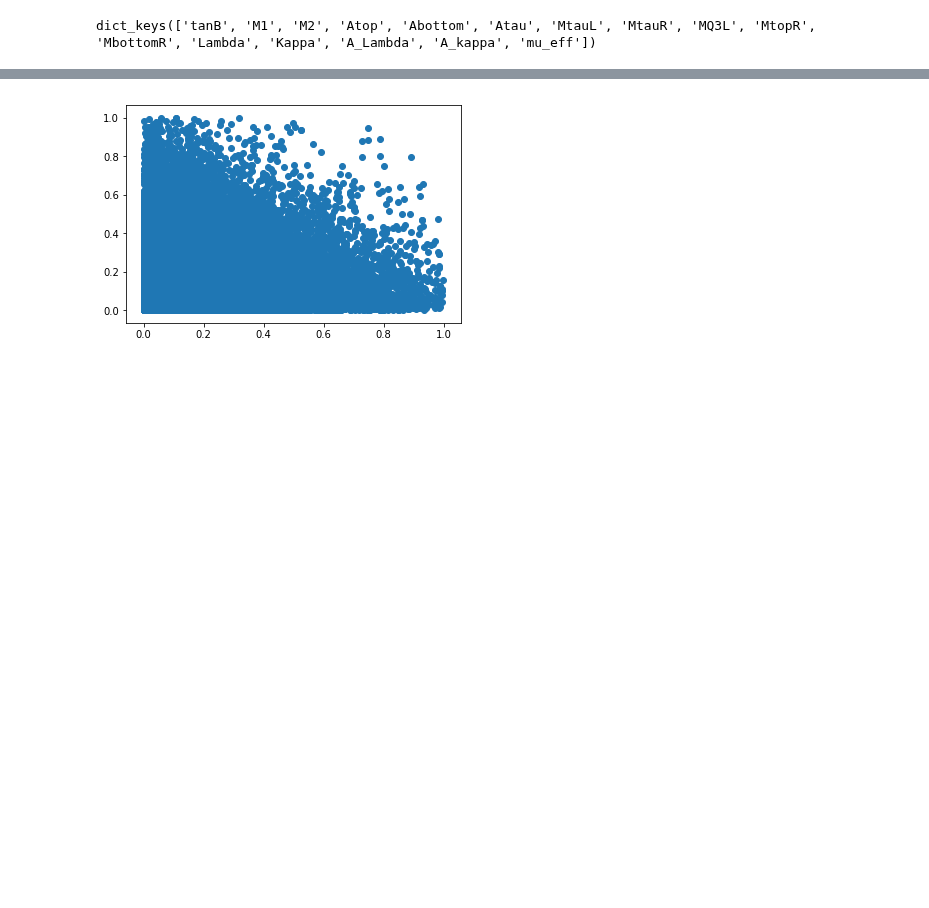
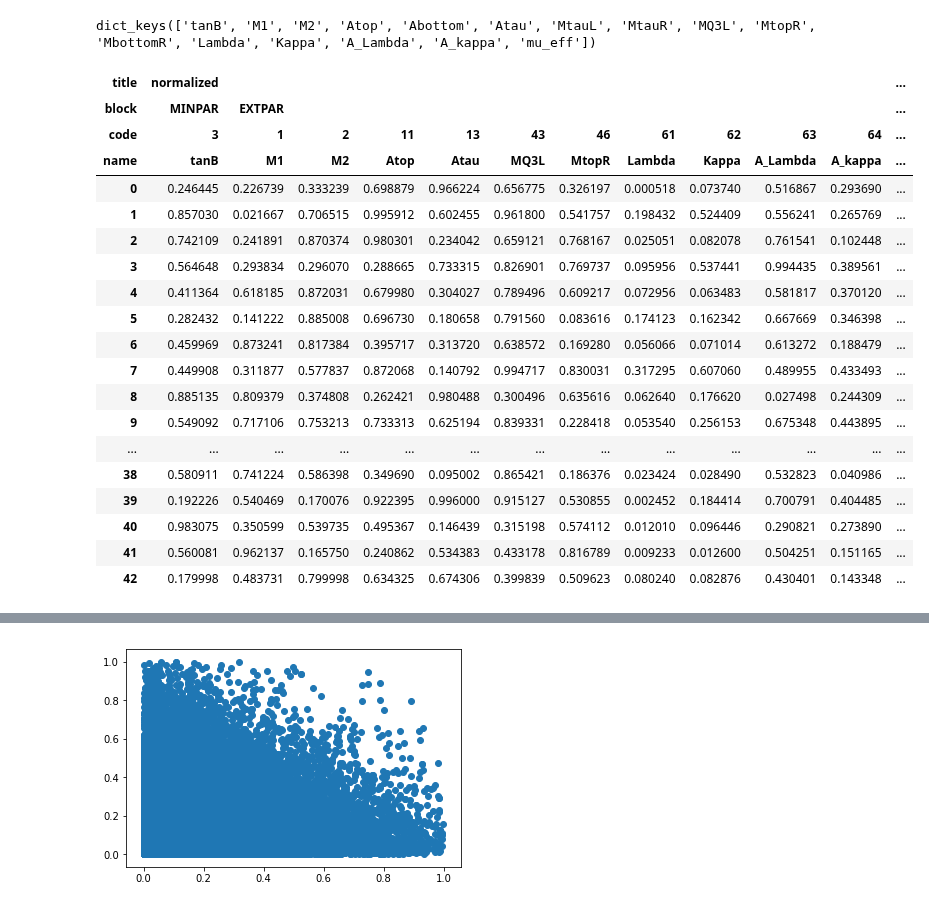
Before and after one commit to vooum/ScanCraft, a Jupyter notebook: ScanCraft/laboratory/collect.ipynb, the cells around one changed output, grey strips where cells are left out. Cells and saved outputs as stored; diff of their text form; code cells hidden in the pictures; blank space fills up the shorter version.

```diff
--- a/ScanCraft/laboratory/collect.ipynb
+++ b/ScanCraft/laboratory/collect.ipynb
@@ -4,7 +4,7 @@ sys.path.append('/home/heyangle/Desktop/ScanCraft/ScanCraft')
 from command.file_operations.GetDirectories import GetDirectories
 from command.file_operations.GetSamples import GetSamples
 # %%
-folders=GetDirectories(path='./random_samples/',keyword='record',numbered=True)
+folders=GetDirectories(path='./Pylon',keyword='record',numbered=False)
 # %%
 folders
 # %% [output]
@@ -73,0 +74,23 @@ input_table[('flags','binary','1/0_is/not','calculable')]=1
+# %%
+NormP(input_list)
+# %% [output]
+| title | normalized |  |  |  |  |  |  |  |  |  |  | ... |
+| block | MINPAR | EXTPAR |  |  |  |  |  |  |  |  |  | ... |
+| code | 3 | 1 | 2 | 11 | 13 | 43 | 46 | 61 | 62 | 63 | 64 | ... |
+| name | tanB | M1 | M2 | Atop | Atau | MQ3L | MtopR | Lambda | Kappa | A_Lambda | A_kappa | ... |
+| 0 | 0.246445 | 0.226739 | 0.333239 | 0.698879 | 0.966224 | 0.656775 | 0.326197 | 0.000518 | 0.073740 | 0.516867 | 0.293690 | ... |
+| 1 | 0.857030 | 0.021667 | 0.706515 | 0.995912 | 0.602455 | 0.961800 | 0.541757 | 0.198432 | 0.524409 | 0.556241 | 0.265769 | ... |
+| 2 | 0.742109 | 0.241891 | 0.870374 | 0.980301 | 0.234042 | 0.659121 | 0.768167 | 0.025051 | 0.082078 | 0.761541 | 0.102448 | ... |
+| 3 | 0.564648 | 0.293834 | 0.296070 | 0.288665 | 0.733315 | 0.826901 | 0.769737 | 0.095956 | 0.537441 | 0.994435 | 0.389561 | ... |
+| 4 | 0.411364 | 0.618185 | 0.872031 | 0.679980 | 0.304027 | 0.789496 | 0.609217 | 0.072956 | 0.063483 | 0.581817 | 0.370120 | ... |
+| 5 | 0.282432 | 0.141222 | 0.885008 | 0.696730 | 0.180658 | 0.791560 | 0.083616 | 0.174123 | 0.162342 | 0.667669 | 0.346398 | ... |
+| 6 | 0.459969 | 0.873241 | 0.817384 | 0.395717 | 0.313720 | 0.638572 | 0.169280 | 0.056066 | 0.071014 | 0.613272 | 0.188479 | ... |
+| 7 | 0.449908 | 0.311877 | 0.577837 | 0.872068 | 0.140792 | 0.994717 | 0.830031 | 0.317295 | 0.607060 | 0.489955 | 0.433493 | ... |
+| 8 | 0.885135 | 0.809379 | 0.374808 | 0.262421 | 0.980488 | 0.300496 | 0.635616 | 0.062640 | 0.176620 | 0.027498 | 0.244309 | ... |
+| 9 | 0.549092 | 0.717106 | 0.753213 | 0.733313 | 0.625194 | 0.839331 | 0.228418 | 0.053540 | 0.256153 | 0.675348 | 0.443895 | ... |
+| ... | ... | ... | ... | ... | ... | ... | ... | ... | ... | ... | ... | ... |
+| 38 | 0.580911 | 0.741224 | 0.586398 | 0.349690 | 0.095002 | 0.865421 | 0.186376 | 0.023424 | 0.028490 | 0.532823 | 0.040986 | ... |
+| 39 | 0.192226 | 0.540469 | 0.170076 | 0.922395 | 0.996000 | 0.915127 | 0.530855 | 0.002452 | 0.184414 | 0.700791 | 0.404485 | ... |
+| 40 | 0.983075 | 0.350599 | 0.539735 | 0.495367 | 0.146439 | 0.315198 | 0.574112 | 0.012010 | 0.096446 | 0.290821 | 0.273890 | ... |
+| 41 | 0.560081 | 0.962137 | 0.165750 | 0.240862 | 0.534383 | 0.433178 | 0.816789 | 0.009233 | 0.012600 | 0.504251 | 0.151165 | ... |
+| 42 | 0.179998 | 0.483731 | 0.799998 | 0.634325 | 0.674306 | 0.399839 | 0.509623 | 0.080240 | 0.082876 | 0.430401 | 0.143348 | ... |
```
Also changed, not shown: parts of 11 cells of this notebook, 6 other files.
